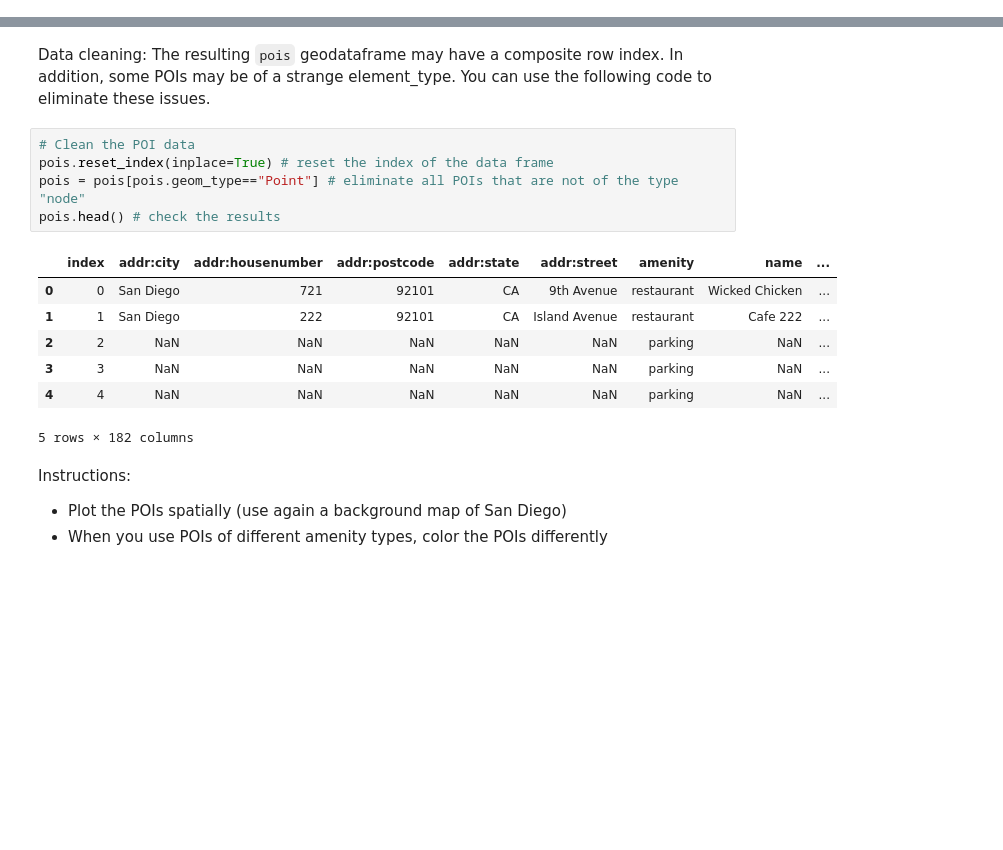
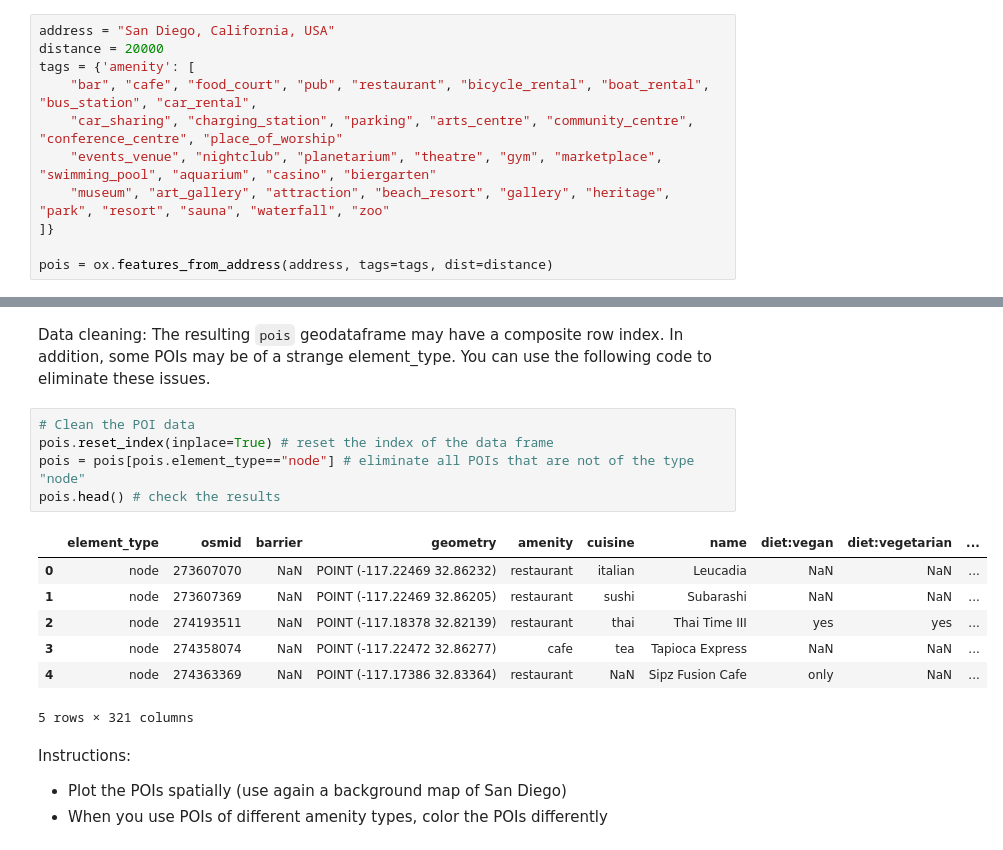
Before and after one commit to D3IP-SS24/case_study1, a Jupyter notebook: project_airbnb_template.ipynb, the cells around one changed output, grey strips where cells are left out. Cells and saved outputs as stored; diff of their text form; blank space fills up the shorter version.

```diff
--- a/project_airbnb_template.ipynb
+++ b/project_airbnb_template.ipynb
@@ -103,3 +130,14 @@ pois = pois[pois.geom_type == 'Point'].reset_index(drop=True)
+# %%
+address = "San Diego, California, USA"
+distance = 20000
+tags = {'amenity': [
+    "bar", "cafe", "food_court", "pub", "restaurant", "bicycle_rental", "boat_rental", "bus_station", "car_rental",
+    "car_sharing", "charging_station", "parking", "arts_centre", "community_centre", "conference_centre", "place_of_worship"
+    "events_venue", "nightclub", "planetarium", "theatre", "gym", "marketplace", "swimming_pool", "aquarium", "casino", "biergarten"
+    "museum", "art_gallery", "attraction", "beach_resort", "gallery", "heritage", "park", "resort", "sauna", "waterfall", "zoo"
+]}
+
+pois = ox.features_from_address(address, tags=tags, dist=distance)
 # %%
 pois.head()
 # %% [output]
@@ -115,16 +154,16 @@ Data cleaning: The resulting `pois` geodataframe may have a composite row index.
 # %%
 # Clean the POI data
 pois.reset_index(inplace=True) # reset the index of the data frame
-pois = pois[pois.geom_type=="Point"] # eliminate all POIs that are not of the type "node"
+pois = pois[pois.element_type=="node"] # eliminate all POIs that are not of the type "node"
 pois.head() # check the results
 # %% [output]
-|  | index | addr:city | addr:housenumber | addr:postcode | addr:state | addr:street | amenity | name | ... |
-| 0 | 0 | San Diego | 721 | 92101 | CA | 9th Avenue | restaurant | Wicked Chicken | ... |
-| 1 | 1 | San Diego | 222 | 92101 | CA | Island Avenue | restaurant | Cafe 222 | ... |
-| 2 | 2 | NaN | NaN | NaN | NaN | NaN | parking | NaN | ... |
-| 3 | 3 | NaN | NaN | NaN | NaN | NaN | parking | NaN | ... |
-| 4 | 4 | NaN | NaN | NaN | NaN | NaN | parking | NaN | ... |
+|  | element_type | osmid | barrier | geometry | amenity | cuisine | name | diet:vegan | diet:vegetarian | ... |
+| 0 | node | 273607070 | NaN | POINT (-117.22469 32.86232) | restaurant | italian | Leucadia | NaN | NaN | ... |
+| 1 | node | 273607369 | NaN | POINT (-117.22469 32.86205) | restaurant | sushi | Subarashi | NaN | NaN | ... |
+| 2 | node | 274193511 | NaN | POINT (-117.18378 32.82139) | restaurant | thai | Thai Time III | yes | yes | ... |
+| 3 | node | 274358074 | NaN | POINT (-117.22472 32.86277) | cafe | tea | Tapioca Express | NaN | NaN | ... |
+| 4 | node | 274363369 | NaN | POINT (-117.17386 32.83364) | restaurant | NaN | Sipz Fusion Cafe | only | NaN | ... |
-5 rows × 182 columns
+5 rows × 321 columns
 # %% [markdown]
 Instructions:
 * Plot the POIs spatially (use again a background map of San Diego)
```
Also changed, not shown: parts of 16 cells of this notebook.
